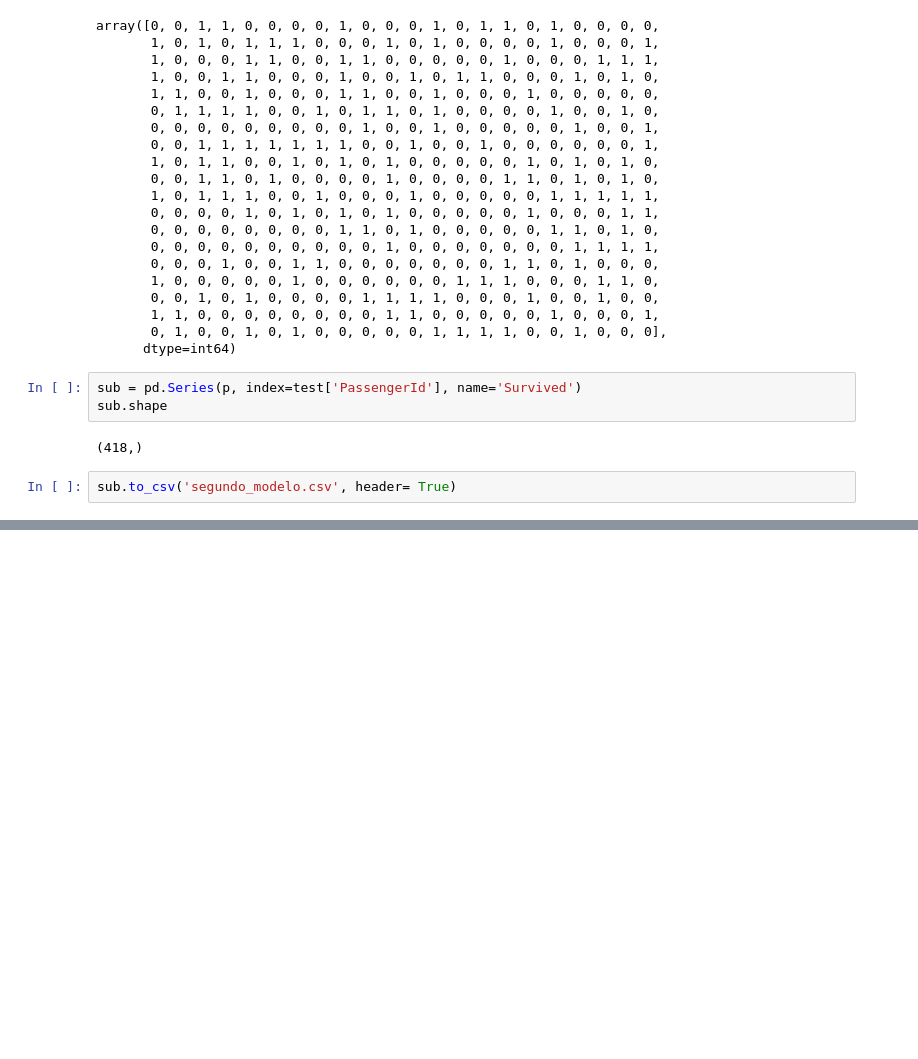
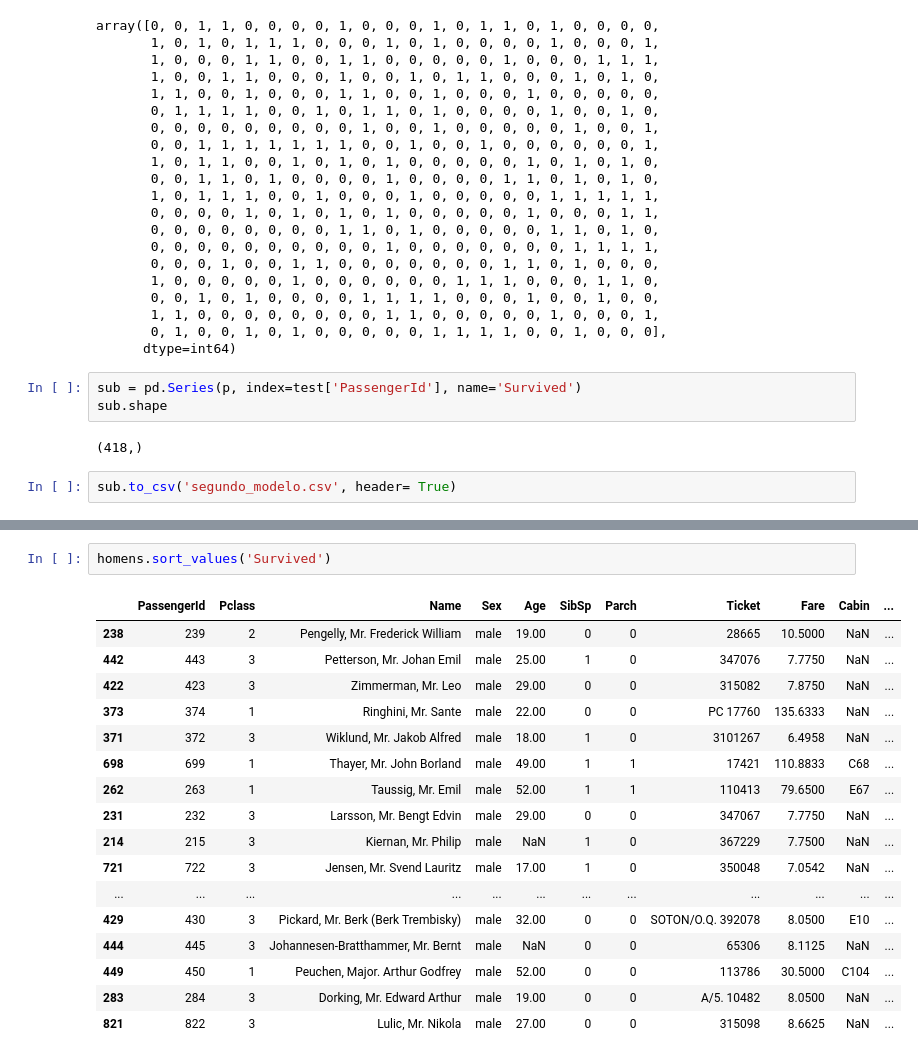
Before and after one commit to EandroC/Titanic---MachineLearningfromDisaster, a Jupyter notebook: modelos.ipynb, the cells around one changed output, grey strips where cells are left out. Saved outputs shown, nothing was run; the diff lists cells and outputs as text; blank space fills up the shorter version.

```diff
--- a/modelos.ipynb
+++ b/modelos.ipynb
@@ -468,0 +571,20 @@ sub.to_csv('segundo_modelo.csv', header= True)
+# %%
+homens.sort_values('Survived')
+# %% [output]
+|  | PassengerId | Pclass | Name | Sex | Age | SibSp | Parch | Ticket | Fare | Cabin | ... |
+| 238 | 239 | 2 | Pengelly, Mr. Frederick William | male | 19.00 | 0 | 0 | 28665 | 10.5000 | NaN | ... |
+| 442 | 443 | 3 | Petterson, Mr. Johan Emil | male | 25.00 | 1 | 0 | 347076 | 7.7750 | NaN | ... |
+| 422 | 423 | 3 | Zimmerman, Mr. Leo | male | 29.00 | 0 | 0 | 315082 | 7.8750 | NaN | ... |
+| 373 | 374 | 1 | Ringhini, Mr. Sante | male | 22.00 | 0 | 0 | PC 17760 | 135.6333 | NaN | ... |
+| 371 | 372 | 3 | Wiklund, Mr. Jakob Alfred | male | 18.00 | 1 | 0 | 3101267 | 6.4958 | NaN | ... |
+| 698 | 699 | 1 | Thayer, Mr. John Borland | male | 49.00 | 1 | 1 | 17421 | 110.8833 | C68 | ... |
+| 262 | 263 | 1 | Taussig, Mr. Emil | male | 52.00 | 1 | 1 | 110413 | 79.6500 | E67 | ... |
+| 231 | 232 | 3 | Larsson, Mr. Bengt Edvin | male | 29.00 | 0 | 0 | 347067 | 7.7750 | NaN | ... |
+| 214 | 215 | 3 | Kiernan, Mr. Philip | male | NaN | 1 | 0 | 367229 | 7.7500 | NaN | ... |
+| 721 | 722 | 3 | Jensen, Mr. Svend Lauritz | male | 17.00 | 1 | 0 | 350048 | 7.0542 | NaN | ... |
+| ... | ... | ... | ... | ... | ... | ... | ... | ... | ... | ... | ... |
+| 429 | 430 | 3 | Pickard, Mr. Berk (Berk Trembisky) | male | 32.00 | 0 | 0 | SOTON/O.Q. 392078 | 8.0500 | E10 | ... |
+| 444 | 445 | 3 | Johannesen-Bratthammer, Mr. Bernt | male | NaN | 0 | 0 | 65306 | 8.1125 | NaN | ... |
+| 449 | 450 | 1 | Peuchen, Major. Arthur Godfrey | male | 52.00 | 0 | 0 | 113786 | 30.5000 | C104 | ... |
+| 283 | 284 | 3 | Dorking, Mr. Edward Arthur | male | 19.00 | 0 | 0 | A/5. 10482 | 8.0500 | NaN | ... |
+| 821 | 822 | 3 | Lulic, Mr. Nikola | male | 27.00 | 0 | 0 | 315098 | 8.6625 | NaN | ... |
```
Also changed, not shown: parts of 24 cells of this notebook, 2 other files.
